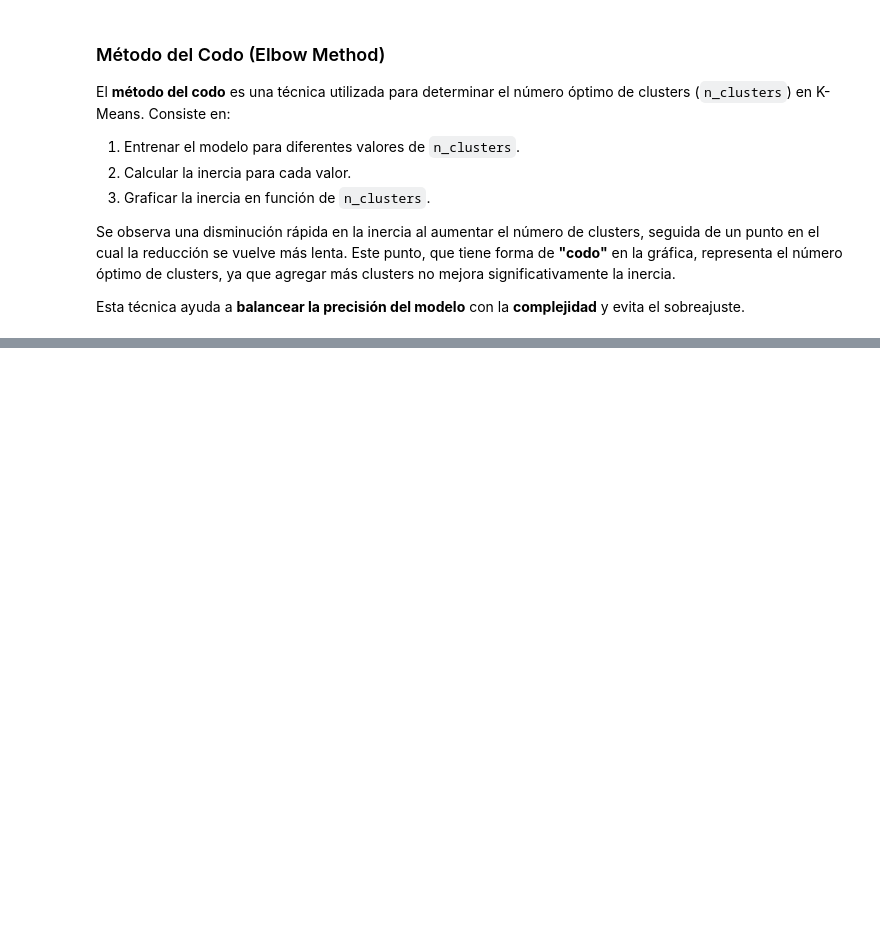
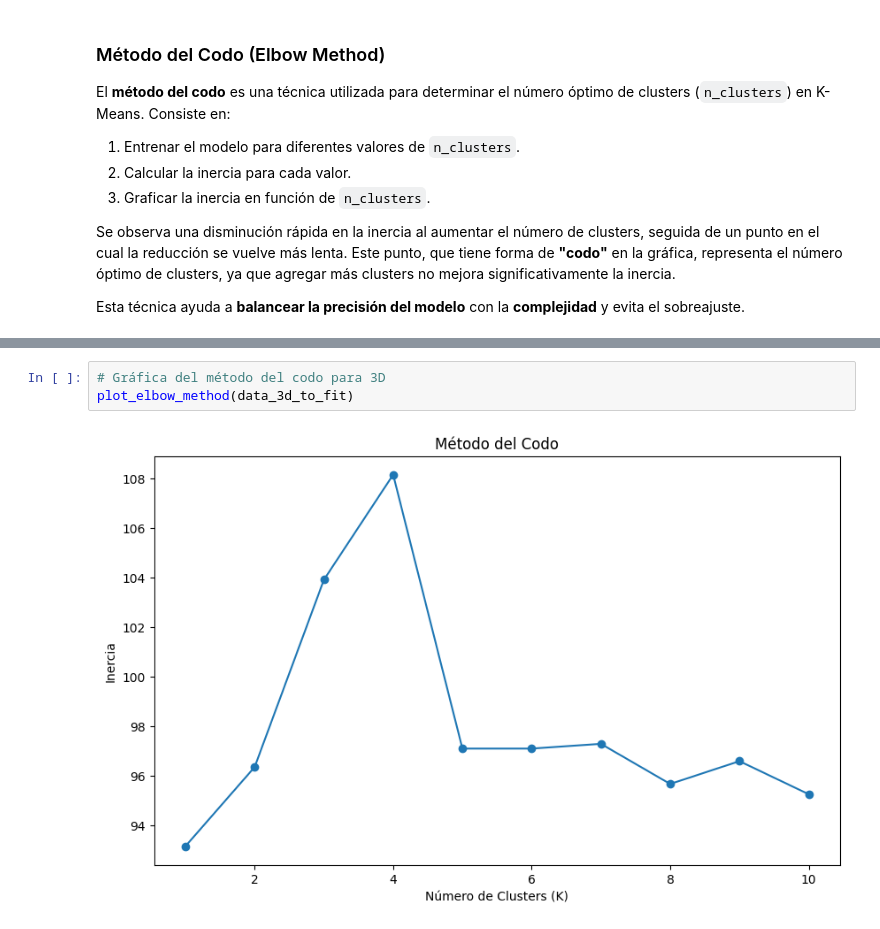
Before and after one commit to Daniel-PosadaPUJ/Proyecto1_ALC, a Jupyter notebook: notebooks/kmeans_punto1.ipynb, the cells around one changed output, grey strips where cells are left out. Saved outputs shown, nothing was run; the diff lists cells and outputs as text; blank space fills up the shorter version.

```diff
--- a/notebooks/kmeans_punto1.ipynb
+++ b/notebooks/kmeans_punto1.ipynb
@@ -259,0 +292,5 @@ Esta técnica ayuda a **balancear la precisión del modelo** con la **complejida
+# %%
+# Gráfica del método del codo para 3D
+plot_elbow_method(data_3d_to_fit)
+# %% [output]
+[figure, added]
```
Also changed, not shown: parts of 9 cells of this notebook, 3 other files.
